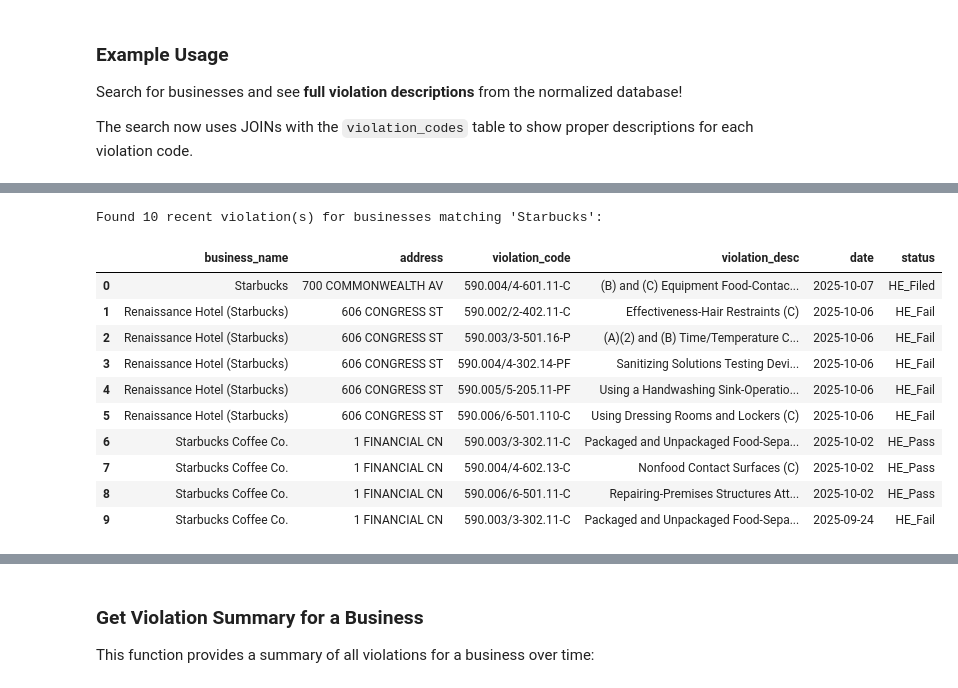
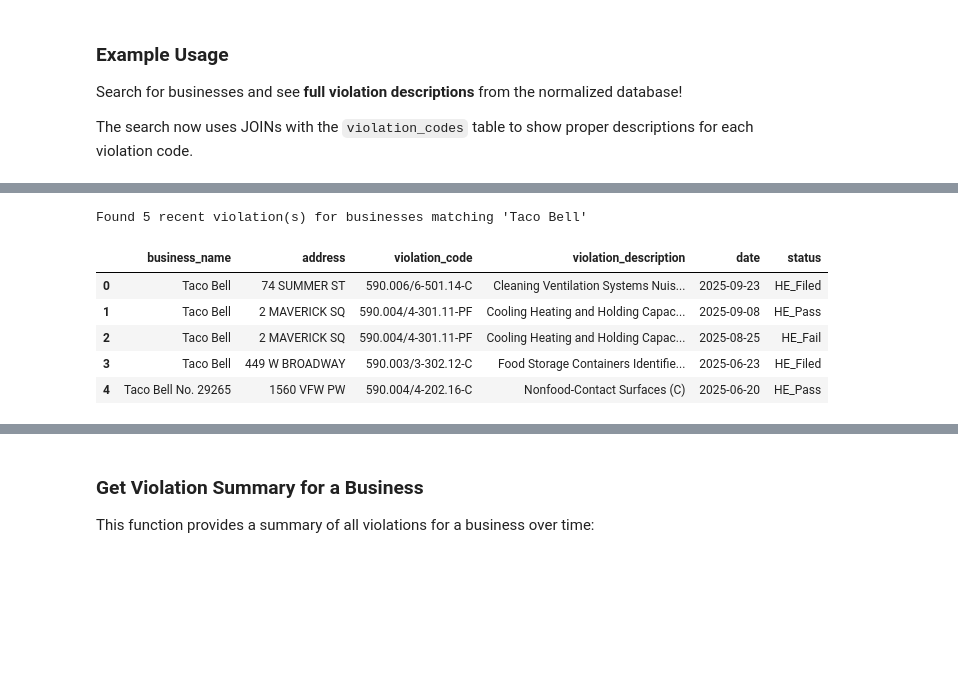
Before and after one commit to konipede/healthcare-database, a Jupyter notebook: notebooks/analysis.ipynb, the cells around one changed output, grey strips where cells are left out. Saved outputs shown, nothing was run; the diff lists cells and outputs as text; code cells hidden in the pictures; blank space fills up the shorter version.

```diff
--- a/notebooks/analysis.ipynb
+++ b/notebooks/analysis.ipynb
@@ -101,20 +111,15 @@ Found 5 recent violation(s) for businesses matching 'Dunkin':
 # %%
 # Example 2: View as DataFrame (without formatted output)
-starbucks_violations = get_recent_violations("Starbucks", limit=5, show_details=False)
+starbucks_violations = get_recent_violations("Taco Bell", limit=5, show_details=False)
 starbucks_violations
 # %% [output]
-Found 10 recent violation(s) for businesses matching 'Starbucks':
+Found 5 recent violation(s) for businesses matching 'Taco Bell'
-|  | business_name | address | violation_code | violation_desc | date | status |
-| 0 | Starbucks | 700 COMMONWEALTH AV | 590.004/4-601.11-C | (B) and (C) Equipment Food-Contac... | 2025-10-07 | HE_Filed |
-| 1 | Renaissance Hotel (Starbucks) | 606 CONGRESS ST | 590.002/2-402.11-C | Effectiveness-Hair Restraints (C) | 2025-10-06 | HE_Fail |
-| 2 | Renaissance Hotel (Starbucks) | 606 CONGRESS ST | 590.003/3-501.16-P | (A)(2) and (B) Time/Temperature C... | 2025-10-06 | HE_Fail |
-| 3 | Renaissance Hotel (Starbucks) | 606 CONGRESS ST | 590.004/4-302.14-PF | Sanitizing Solutions Testing Devi... | 2025-10-06 | HE_Fail |
-| 4 | Renaissance Hotel (Starbucks) | 606 CONGRESS ST | 590.005/5-205.11-PF | Using a Handwashing Sink-Operatio... | 2025-10-06 | HE_Fail |
-| 5 | Renaissance Hotel (Starbucks) | 606 CONGRESS ST | 590.006/6-501.110-C | Using Dressing Rooms and Lockers (C) | 2025-10-06 | HE_Fail |
-| 6 | Starbucks Coffee Co. | 1 FINANCIAL CN | 590.003/3-302.11-C | Packaged and Unpackaged Food-Sepa... | 2025-10-02 | HE_Pass |
-| 7 | Starbucks Coffee Co. | 1 FINANCIAL CN | 590.004/4-602.13-C | Nonfood Contact Surfaces (C) | 2025-10-02 | HE_Pass |
-| 8 | Starbucks Coffee Co. | 1 FINANCIAL CN | 590.006/6-501.11-C | Repairing-Premises Structures Att... | 2025-10-02 | HE_Pass |
-| 9 | Starbucks Coffee Co. | 1 FINANCIAL CN | 590.003/3-302.11-C | Packaged and Unpackaged Food-Sepa... | 2025-09-24 | HE_Fail |
+|  | business_name | address | violation_code | violation_description | date | status |
+| 0 | Taco Bell | 74 SUMMER ST | 590.006/6-501.14-C | Cleaning Ventilation Systems Nuis... | 2025-09-23 | HE_Filed |
+| 1 | Taco Bell | 2 MAVERICK SQ | 590.004/4-301.11-PF | Cooling Heating and Holding Capac... | 2025-09-08 | HE_Pass |
+| 2 | Taco Bell | 2 MAVERICK SQ | 590.004/4-301.11-PF | Cooling Heating and Holding Capac... | 2025-08-25 | HE_Fail |
+| 3 | Taco Bell | 449 W BROADWAY | 590.003/3-302.12-C | Food Storage Containers Identifie... | 2025-06-23 | HE_Filed |
+| 4 | Taco Bell No. 29265 | 1560 VFW PW | 590.004/4-202.16-C | Nonfood-Contact Surfaces (C) | 2025-06-20 | HE_Pass |
 # %%
 def get_violations_by_code(business_name):
     """
```
Also changed, not shown: parts of 2 cells of this notebook, 2 other files.
